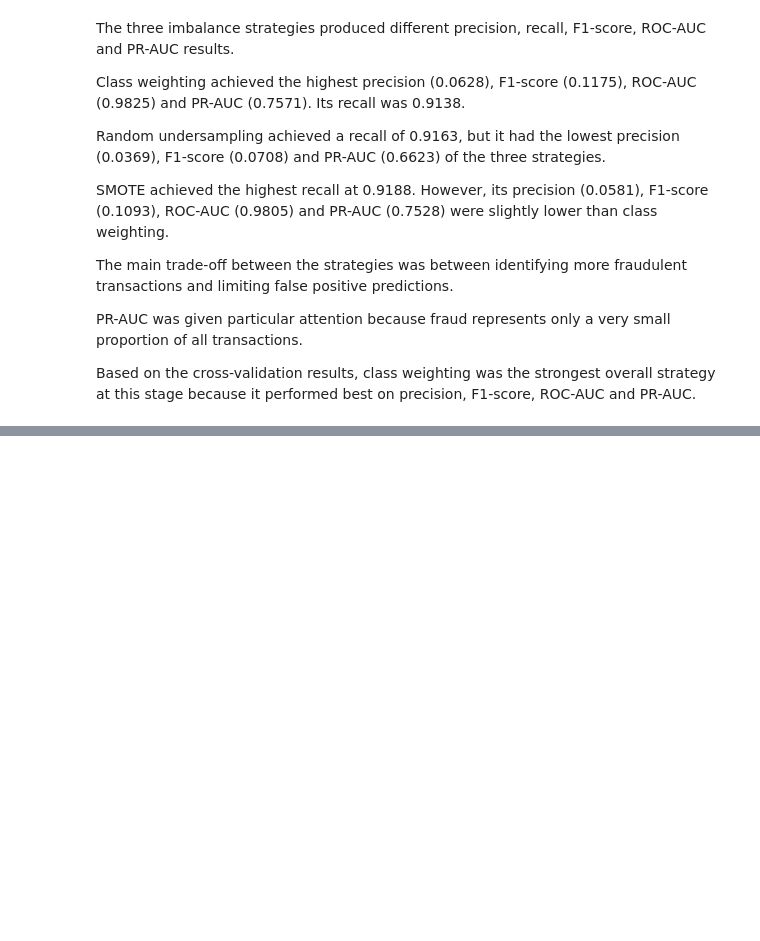
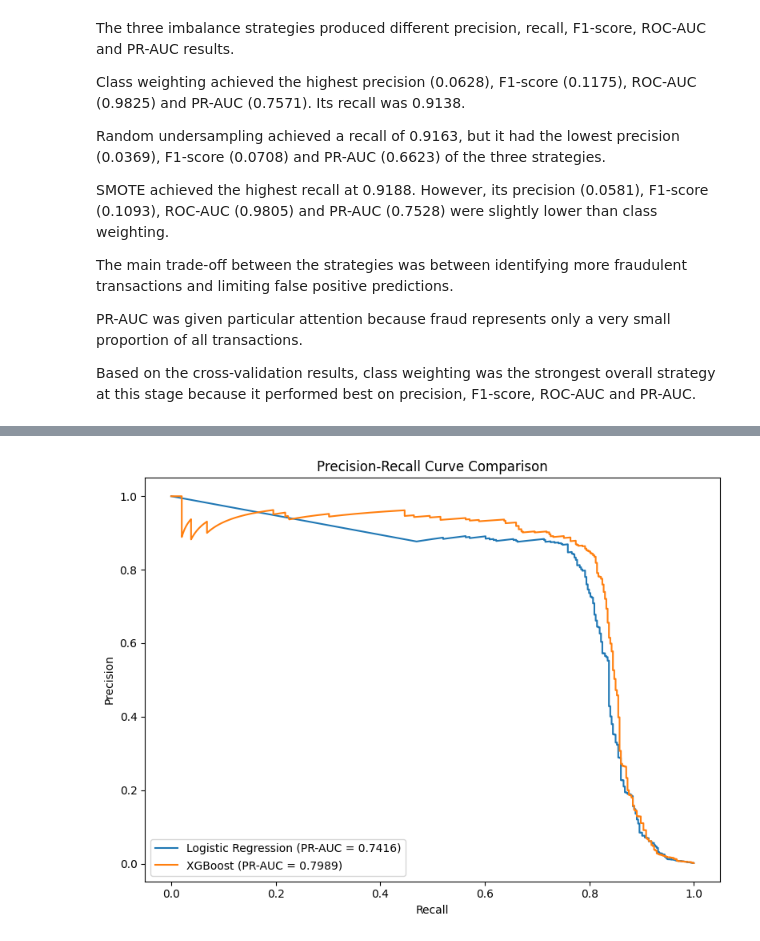
Before and after one commit to francisparwez/credit-card-fraud-detection, a Jupyter notebook: notebooks/01_credit_card_fraud_detection.ipynb, the cells around one changed output, grey strips where cells are left out. Cells and saved outputs as stored; diff of their text form; code cells hidden in the pictures; blank space fills up the shorter version.

```diff
--- a/notebooks/01_credit_card_fraud_detection.ipynb
+++ b/notebooks/01_credit_card_fraud_detection.ipynb
@@ -761,0 +1019,33 @@ Based on the cross-validation results, class weighting was the strongest overall
+# %%
+logistic_precision, logistic_recall, _ = precision_recall_curve(
+    y_train,
+    logistic_probabilities
+)
+
+xgb_precision, xgb_recall, _ = precision_recall_curve(
+    y_train,
+    xgb_probabilities
+)
+
+plt.figure(figsize=(8, 6))
+
+plt.plot(
+    logistic_recall,
+    logistic_precision,
+    label=f"Logistic Regression (PR-AUC = {average_precision_score(y_train, logistic_probabilities):.4f})"
+)
+
+plt.plot(
+    xgb_recall,
+    xgb_precision,
+    label=f"XGBoost (PR-AUC = {average_precision_score(y_train, xgb_probabilities):.4f})"
+)
+
+plt.xlabel("Recall")
+plt.ylabel("Precision")
+plt.title("Precision-Recall Curve Comparison")
+plt.legend()
+plt.tight_layout()
+plt.show()
+# %% [output]
+[figure, added]
```
Also changed, not shown: parts of 22 cells of this notebook, 6 other files.
